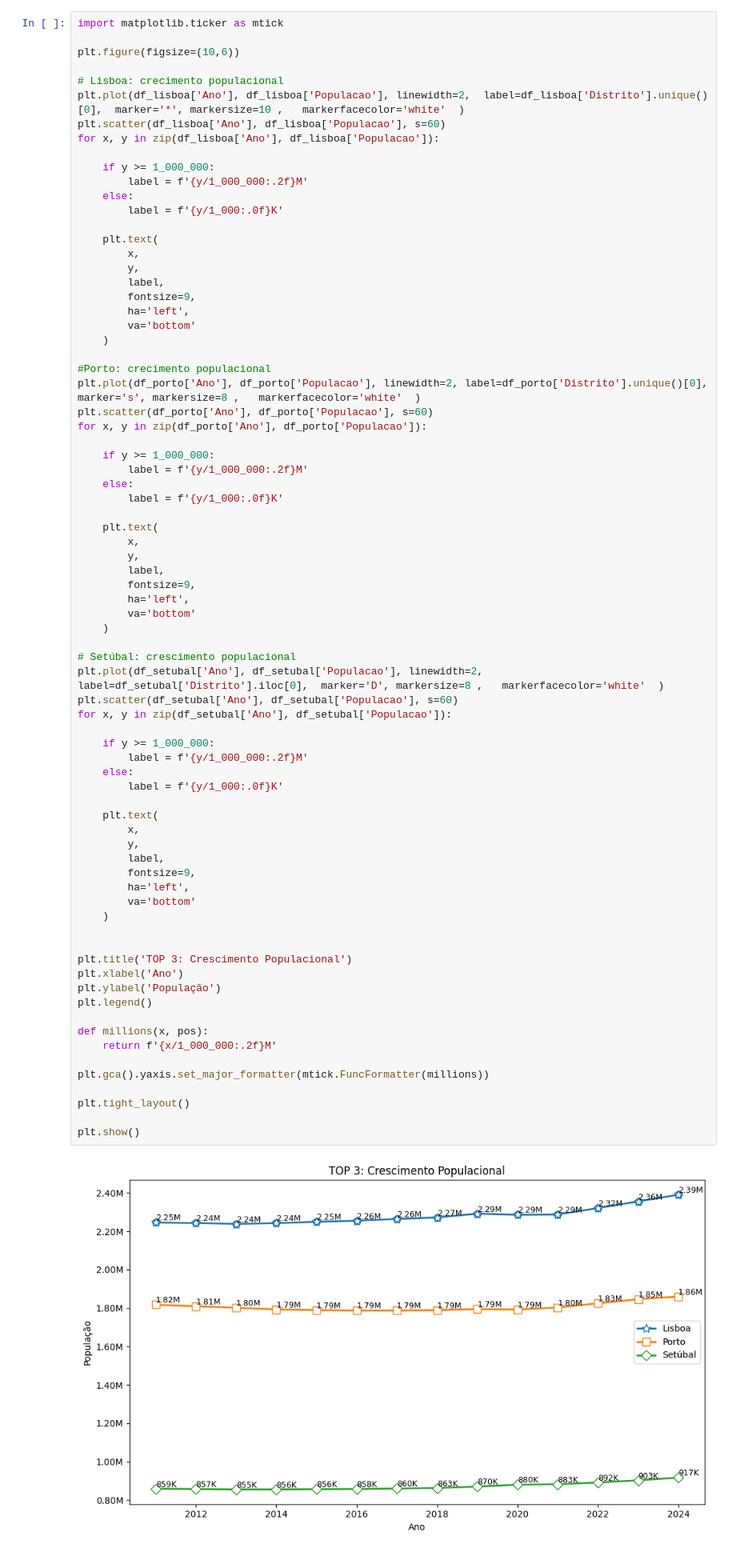
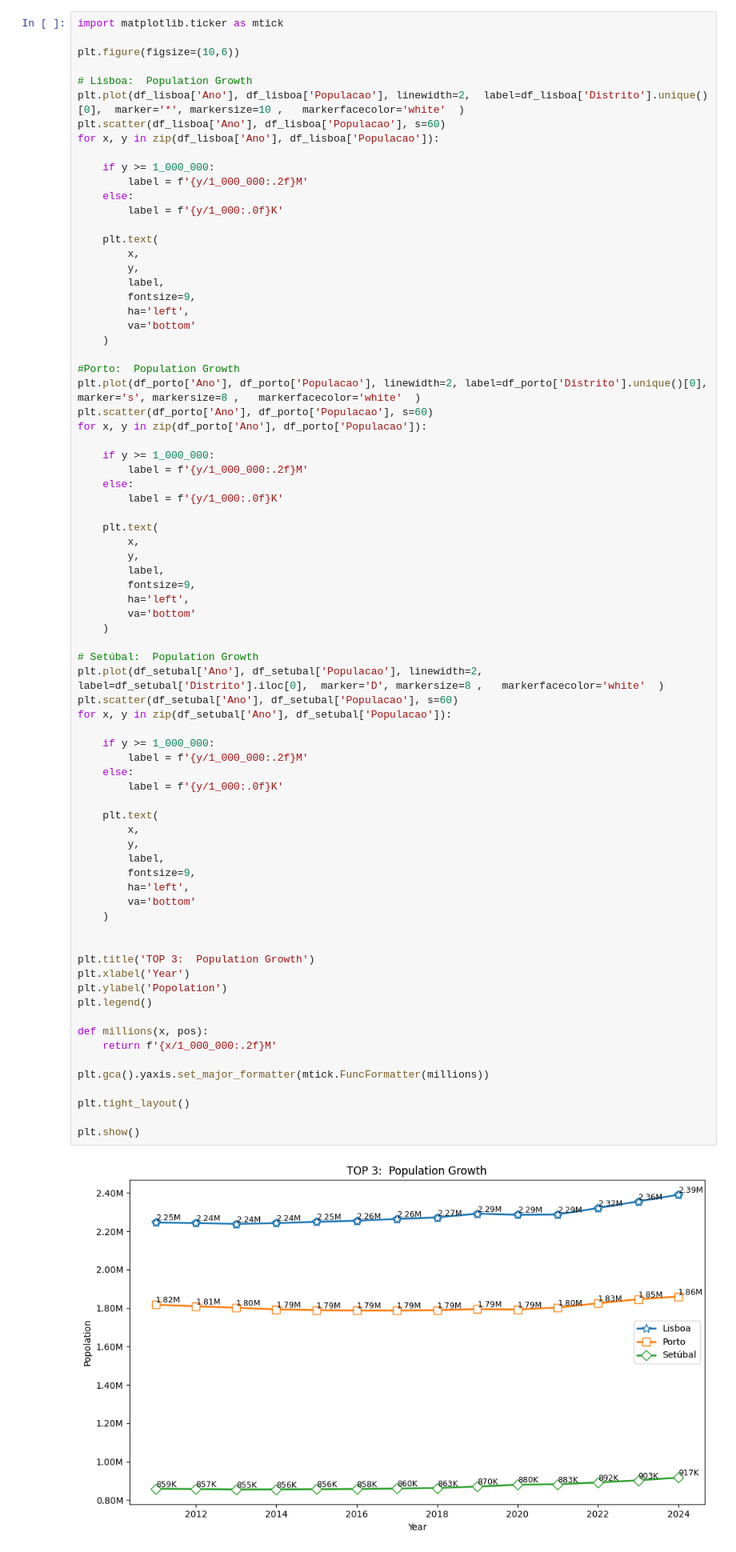
Before and after one commit to rosasampaio/simple_data_visualization_python, a Jupyter notebook: final_test_01_exe_4.ipynb, the cells around one changed output. Shown at 80% size. Cells and saved outputs as stored; diff of their text form.

```diff
--- a/final_test_01_exe_4.ipynb
+++ b/final_test_01_exe_4.ipynb
@@ -361,7 +358,7 @@ import matplotlib.ticker as mtick
 
 plt.figure(figsize=(10,6))
 
-# Lisboa: crecimento populacional
+# Lisboa:  Population Growth
 plt.plot(df_lisboa['Ano'], df_lisboa['Populacao'], linewidth=2,  label=df_lisboa['Distrito'].unique()[0],  marker='*', markersize=10 ,   markerfacecolor='white'  )
 plt.scatter(df_lisboa['Ano'], df_lisboa['Populacao'], s=60)
 for x, y in zip(df_lisboa['Ano'], df_lisboa['Populacao']):
@@ -380,7 +377,7 @@ for x, y in zip(df_lisboa['Ano'], df_lisboa['Populacao']):
         va='bottom'
     )
 
-#Porto: crecimento populacional
+#Porto:  Population Growth
 plt.plot(df_porto['Ano'], df_porto['Populacao'], linewidth=2, label=df_porto['Distrito'].unique()[0],  marker='s', markersize=8 ,   markerfacecolor='white'  )
 plt.scatter(df_porto['Ano'], df_porto['Populacao'], s=60)
 for x, y in zip(df_porto['Ano'], df_porto['Populacao']):
@@ -399,40 +396,40 @@ for x, y in zip(df_porto['Ano'], df_porto['Populacao']):
         va='bottom'
     )
 
-# Setúbal: crescimento populacional
+# Setúbal:  Population Growth
 plt.plot(df_setubal['Ano'], df_setubal['Populacao'], linewidth=2, label=df_setubal['Distrito'].iloc[0],  marker='D', markersize=8 ,   markerfacecolor='white'  )
 plt.scatter(df_setubal['Ano'], df_setubal['Populacao'], s=60)
 for x, y in zip(df_setubal['Ano'], df_setubal['Populacao']):
 
     if y >= 1_000_000:
         label = f'{y/1_000_000:.2f}M'
     else:
         label = f'{y/1_000:.0f}K'
 
     plt.text(
         x,
         y,
         label,
         fontsize=9,
         ha='left',
         va='bottom'
     )
 
 
-plt.title('TOP 3: Crescimento Populacional')
-plt.xlabel('Ano')
-plt.ylabel('População')
+plt.title('TOP 3:  Population Growth')
+plt.xlabel('Year')
+plt.ylabel('Popolation')
 plt.legend()
 
 def millions(x, pos):
     return f'{x/1_000_000:.2f}M'
 
 plt.gca().yaxis.set_major_formatter(mtick.FuncFormatter(millions))
 
 plt.tight_layout()
 
 plt.show()
 # %% [output]
-[figure, old version]
+[figure, new version]
 # %%
 # refactoring
```
Also changed, not shown: parts of 13 cells of this notebook, 1 other file.
